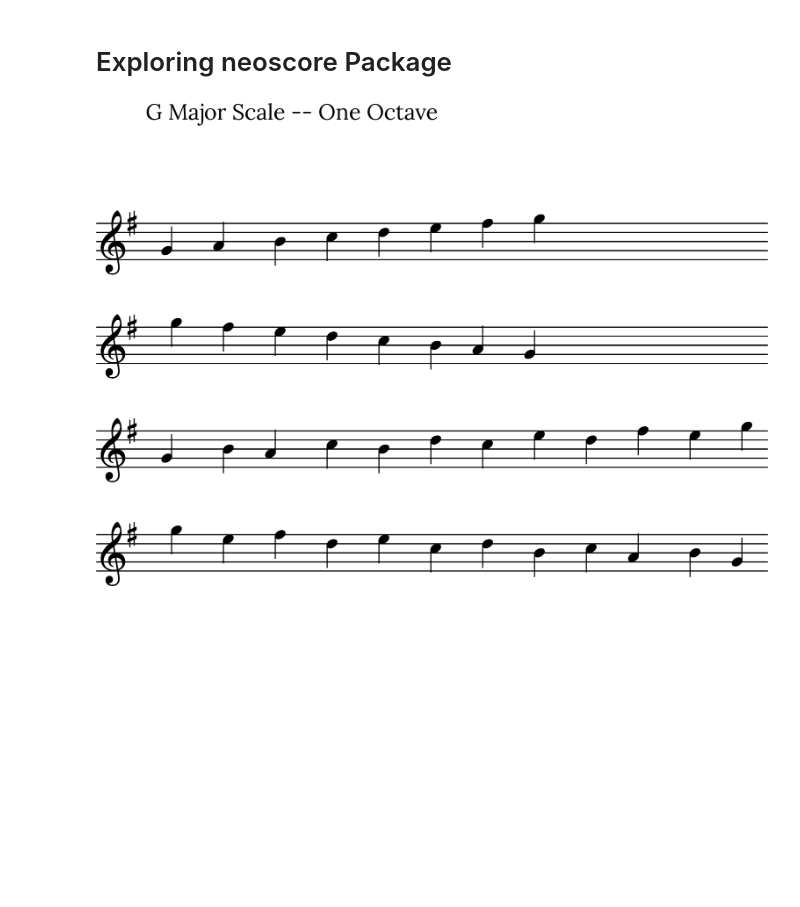
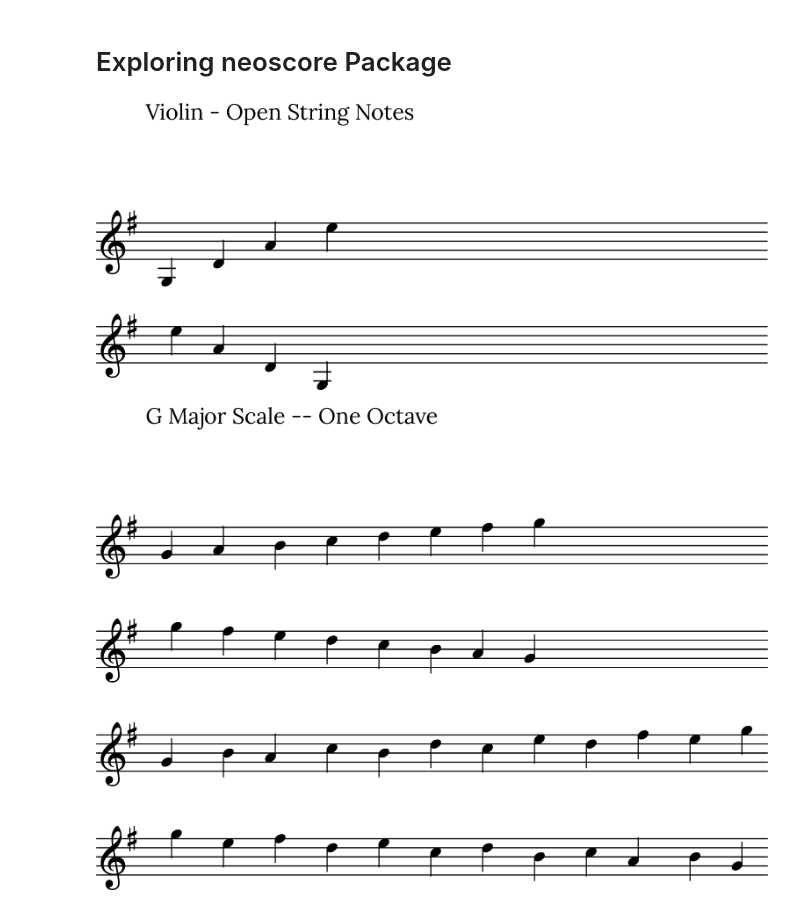
Before and after one commit to jv1522/musheet, a Jupyter notebook: notebooks/sheet_music_experiment.ipynb, the cells around one changed output. Cells and saved outputs as stored; diff of their text form; code cells hidden in the pictures; blank space fills up the shorter version.

```diff
--- a/notebooks/sheet_music_experiment.ipynb
+++ b/notebooks/sheet_music_experiment.ipynb
@@ -31,6 +31,22 @@ class MusicSheet:
         neoscore.shutdown()
 # %%
 music_sheet = MusicSheet()
+# %%
+# Render violin open string notes
+violin_open_string_ascending_notes = ["g,", "d", "a", "e'"]
+violin_open_string_descending_notes = violin_open_string_ascending_notes[::-1]
+music_sheet.render_notes(
+    staves=[
+        violin_open_string_ascending_notes,
+        violin_open_string_descending_notes
+    ],
+    scale="g_major",
+    clef_type="treble",
+    title_text="Violin - Open String Notes",
+    pdf_file_name="violin_open_string_notes"
+)
+# %% [output]
+[figure, added]
 # %%
 # Render g-scale
 g_major_scale_ascending_notes = ["g", "a", "b", "c'", "d'", "e'", "f'", "g'"]
```
Also changed, not shown: parts of 2 cells of this notebook.
